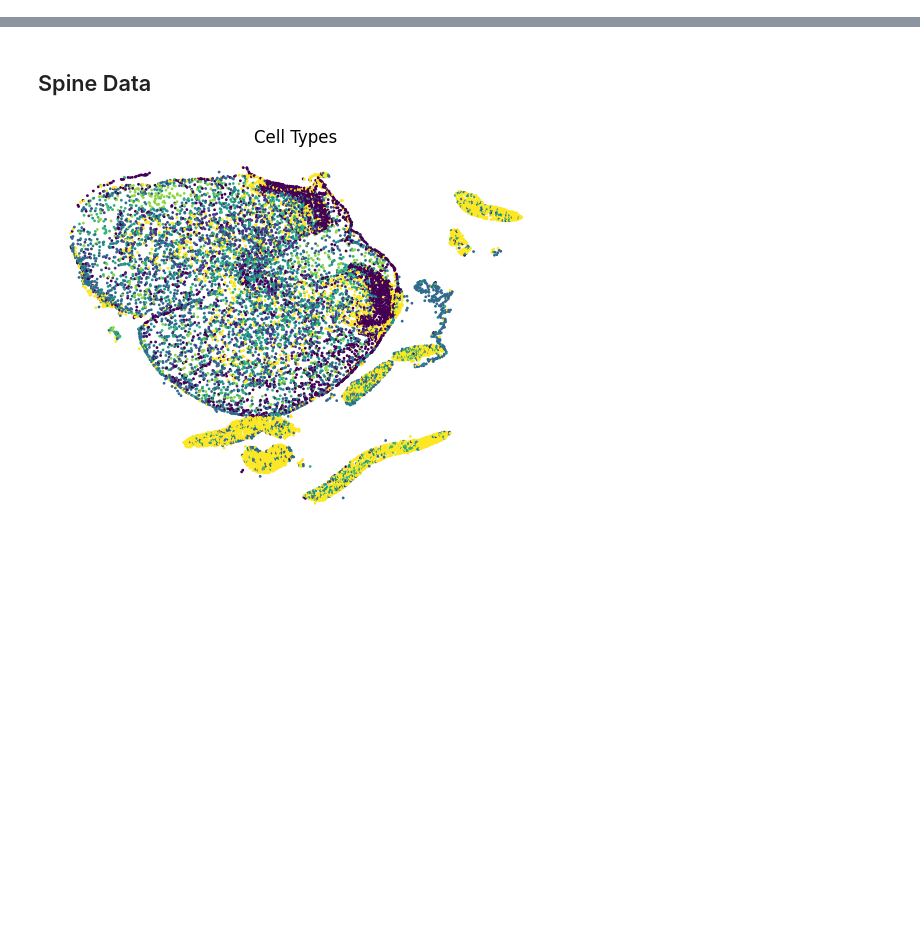
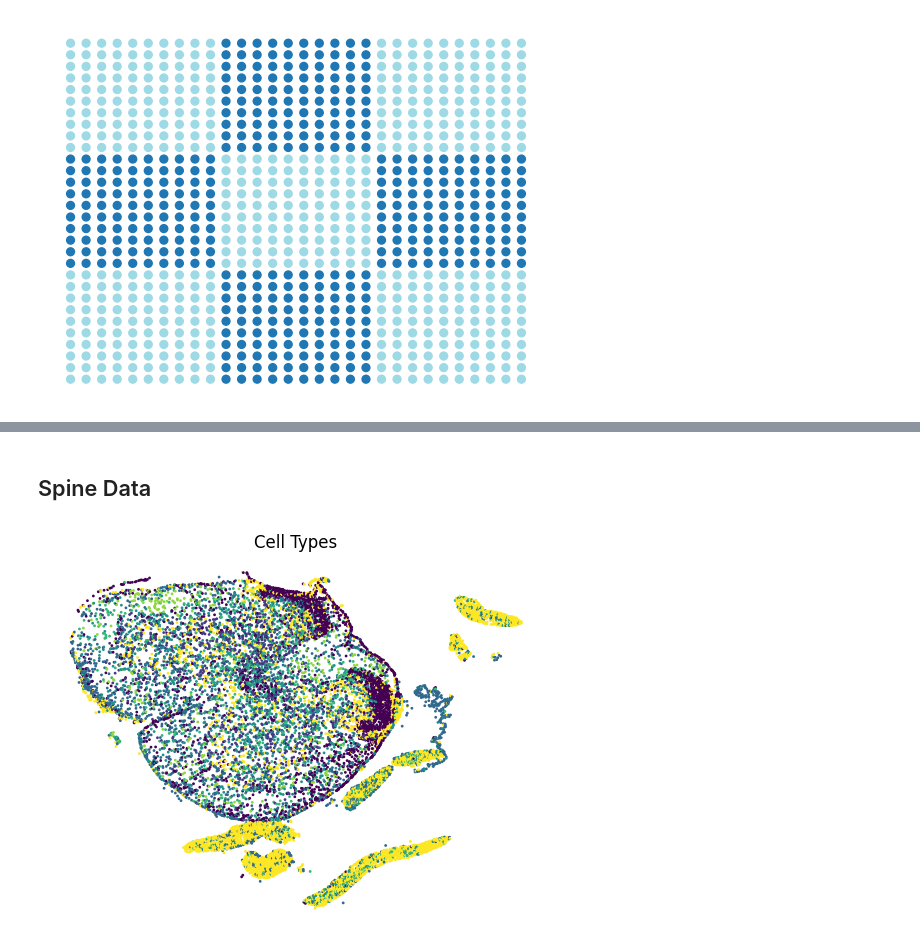
Before and after one commit to craigfouts/GibbsLDA, a Jupyter notebook: sandbox.ipynb, the cells around one changed output, grey strips where cells are left out. Drawn from its saved outputs; the diff is of its cells as text; code cells hidden in the pictures; blank space fills up the shorter version.

```diff
--- a/sandbox.ipynb
+++ b/sandbox.ipynb
@@ -59,0 +56,6 @@ utilities.visualize_datasets(datasets, X_labels.reshape(N_IMGS, N_SAMPLES), size
+# %%
+IMG = 4
+
+utilities.visualize_datasets(datasets[IMG - 1], X_labels[(IMG - 1)*N_SAMPLES:IMG*N_SAMPLES].reshape(1, N_SAMPLES), size=32, show_ax=False)
+# %% [output]
+[figure, added]
```
Also changed, not shown: parts of 17 cells of this notebook, 2 other files.
